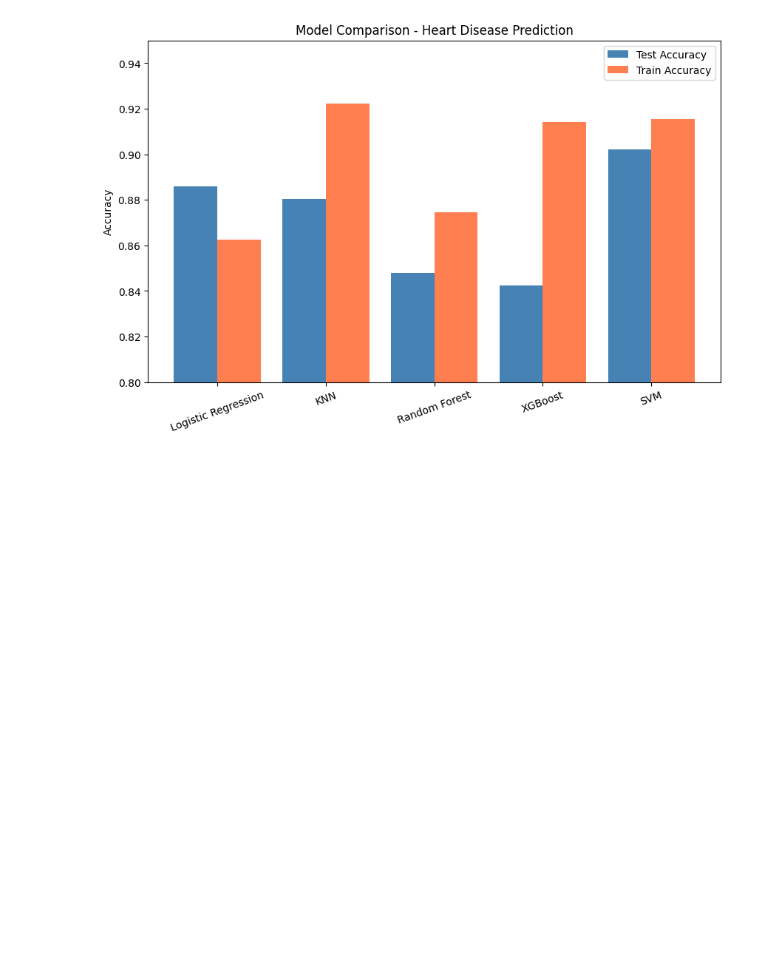
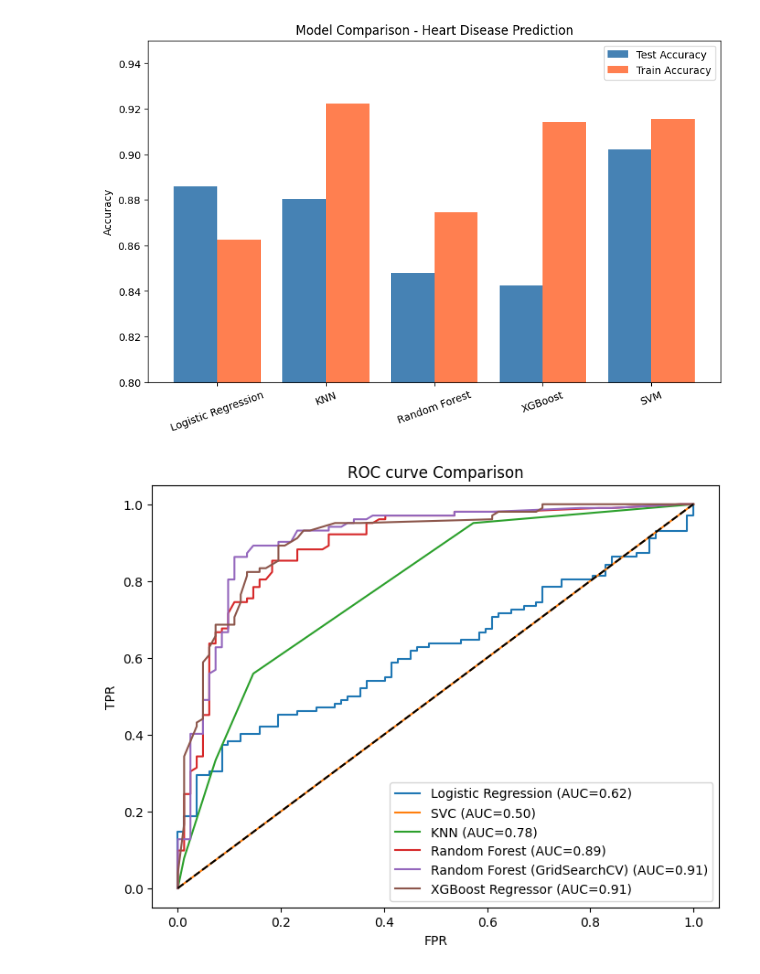
Before and after one commit to Parvez-kamaly/Begginig_project, a Jupyter notebook: heart-failure-prediction.ipynb, the cells around one changed output. Saved outputs shown, nothing was run; the diff lists cells and outputs as text; code cells hidden in the pictures; blank space fills up the shorter version.

Commit message:
Kaggle Notebook | Heart_failure prediction | Version 4

```diff
--- a/heart-failure-prediction.ipynb
+++ b/heart-failure-prediction.ipynb
@@ -344,8 +344,8 @@ plt.show()
 from sklearn.svm import SVC
 
 # train svm model
-model =SVC(kernel='rbf', C=2, gamma='scale', probability=True, random_state=42)
-model.fit(x_train_scaled,y_train)
+svc =SVC(kernel='rbf', C=2, gamma='scale', random_state=42,probability=True)
+svc.fit(x_train_scaled,y_train)
 # %% [output]
 SVC(C=2, probability=True, random_state=42)
 # %%
@@ -395,8 +395,8 @@ plt.show()
 from sklearn.neighbors import KNeighborsClassifier
 
 #create model
-model = KNeighborsClassifier(n_neighbors=5,metric='minkowski',p=2, leaf_size=35)
-model.fit(x_train_scaled,y_train)
+knn = KNeighborsClassifier(n_neighbors=5,metric='minkowski',p=2, leaf_size=35)
+knn.fit(x_train_scaled,y_train)
 # %% [output]
 KNeighborsClassifier(leaf_size=35)
 # %%
@@ -444,8 +444,8 @@ plt.show()
 from sklearn.ensemble import RandomForestClassifier
 
 #create and train Random forest
-model=RandomForestClassifier(n_estimators=100,max_depth=5,min_samples_split=2,min_samples_leaf=4)
-model.fit(x_train_scaled,y_train)
+rf=RandomForestClassifier(n_estimators=100,max_depth=5,min_samples_split=2,min_samples_leaf=4)
+rf.fit(x_train_scaled,y_train)
 # %% [output]
 RandomForestClassifier(max_depth=5, min_samples_leaf=4)
 # %%
@@ -531,7 +529,7 @@ Requirement already satisfied: intel-cmplr-lib-ur==2024.2.0 in /usr/local/lib/py
 Note: you may need to restart the kernel to use updated packages.
 # %%
 from xgboost import XGBClassifier
-model=XGBClassifier(n_estimators=300,
+xgb=XGBClassifier(n_estimators=300,
     max_depth=3,
     learning_rate=0.03,
     subsample=0.7,
@@ -542,7 +540,7 @@ model=XGBClassifier(n_estimators=300,
     eval_metric='logloss'
 )
 
-model.fit(x_train_scaled, y_train)
+xgb.fit(x_train_scaled, y_train)
 # %% [output]
 XGBClassifier(base_score=None, booster=None, callbacks=None,
               colsample_bylevel=None, colsample_bynode=None,
@@ -617,3 +615,35 @@ plt.legend()
 plt.show()
 # %% [output]
 [figure]
+# %%
+from sklearn.metrics import roc_curve,auc
+import warnings
+warnings.filterwarnings("ignore")
+#put your model
+models={
+
+        'Logistic Regression': log_reg,
+        'SVC': svc,
+        'KNN': knn,
+        'Random Forest': rf,
+        'Random Forest (GridSearchCV)': grid_rf,
+        'XGBoost Regressor':xgb
+}
+plt.figure(figsize=(8,6))
+
+for name,model in models.items():
+    y_prob=model.predict_proba(x_test)[:,-1]  #probabiliy of class 1
+    fpr,tpr,_=roc_curve(y_test,y_prob)
+    roc_auc=auc(fpr,tpr)
+    plt.plot(fpr,tpr,label=f'{name} (AUC={roc_auc:.2f})')
+
+#Random Line for chance
+plt.plot([0,1],[0,1],'k--')
+
+plt.xlabel('FPR')
+plt.ylabel('TPR')
+plt.title('ROC curve Comparison')
+plt.legend()
+plt.show()
+# %% [output]
+[figure, added]
```
Also changed, not shown: parts of 7 cells of this notebook.
